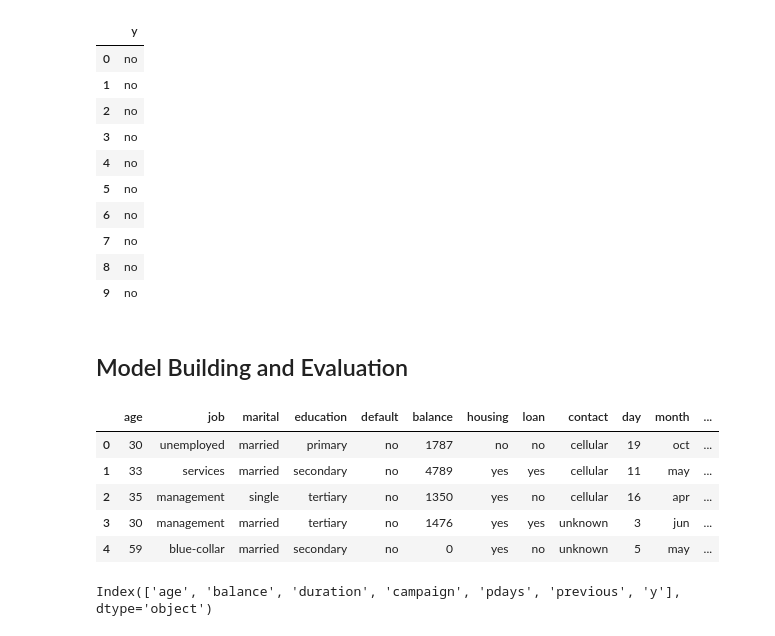
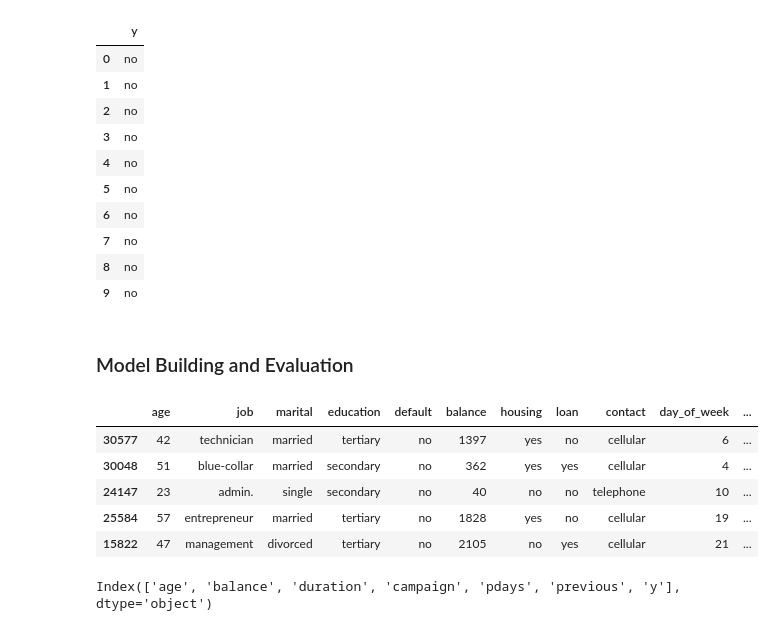
Before and after one commit to dvorster/term-deposit-classifier, a Jupyter notebook: term-deposit-analysis.ipynb, the cells around one changed output. Cells and saved outputs as stored; diff of their text form; code cells hidden in the pictures.

Commit message:
Update: modeling building

```diff
--- a/term-deposit-analysis.ipynb
+++ b/term-deposit-analysis.ipynb
@@ -20,4 +31,10 @@ print(bank_marketing.metadata)
 
 # variable information
 print(bank_marketing.variables)
+
+bank_marketing_data =X; bank_marketing_data['y'] = y
+#bank_marketing_data.to_csv('data/bank_marketing.csv')
+
+bank_marketing_sample = bank_marketing_data.sample(4000, random_state=522)
+#bank_marketing_sample.to_csv('data/bank_marketing_small.csv')
 # %% [output]
@@ -67,25 +84,13 @@ bank_marketing.data.targets.head(10)
 | 8 | no |
 | 9 | no |
 # %% [markdown]
-## Model Building and Evaluation
+### Model Building and Evaluation
 # %%
-import pandas as pd
-import numpy as np
-from sklearn.model_selection import train_test_split, RandomizedSearchCV
-from sklearn.linear_model import LogisticRegression
-from sklearn.svm import SVC
-from sklearn.metrics import accuracy_score
-from sklearn.preprocessing import StandardScaler, OneHotEncoder, OrdinalEncoder
-from sklearn.compose import make_column_transformer
-from sklearn.pipeline import make_pipeline
-from scipy.stats import loguniform, randint, uniform
+bank_marketing_sample.head()
+# %% [output]
+|  | age | job | marital | education | default | balance | housing | loan | contact | day_of_week | ... |
+| 30577 | 42 | technician | married | tertiary | no | 1397 | yes | no | cellular | 6 | ... |
+| 30048 | 51 | blue-collar | married | secondary | no | 362 | yes | yes | cellular | 4 | ... |
+| 24147 | 23 | admin. | single | secondary | no | 40 | no | no | telephone | 10 | ... |
+| 25584 | 57 | entrepreneur | married | tertiary | no | 1828 | yes | no | cellular | 19 | ... |
+| 15822 | 47 | management | divorced | tertiary | no | 2105 | no | yes | cellular | 21 | ... |
-# %%
-df = pd.read_csv('data/bank.csv', sep=';')
-df.head()
-# %% [output]
-|  | age | job | marital | education | default | balance | housing | loan | contact | day | month | ... |
-| 0 | 30 | unemployed | married | primary | no | 1787 | no | no | cellular | 19 | oct | ... |
-| 1 | 33 | services | married | secondary | no | 4789 | yes | yes | cellular | 11 | may | ... |
-| 2 | 35 | management | single | tertiary | no | 1350 | yes | no | cellular | 16 | apr | ... |
-| 3 | 30 | management | married | tertiary | no | 1476 | yes | yes | unknown | 3 | jun | ... |
-| 4 | 59 | blue-collar | married | secondary | no | 0 | yes | no | unknown | 5 | may | ... |
```
Also changed, not shown: parts of 13 cells of this notebook.
